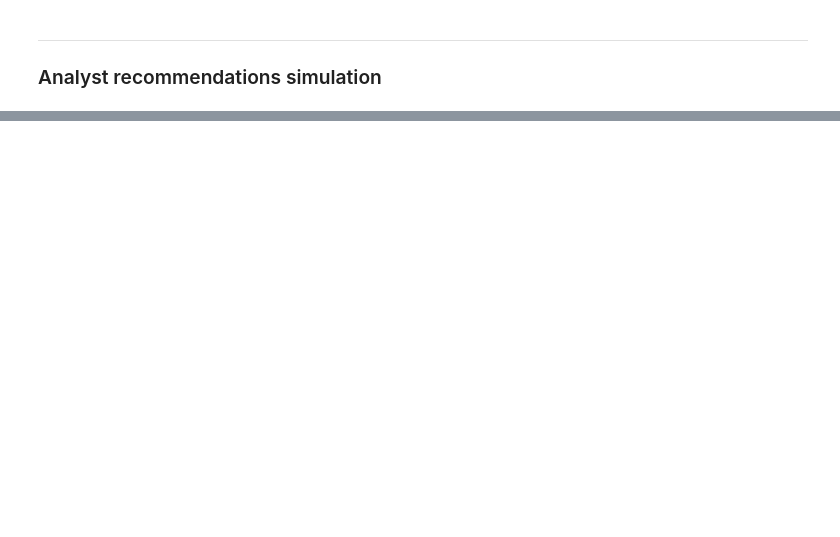
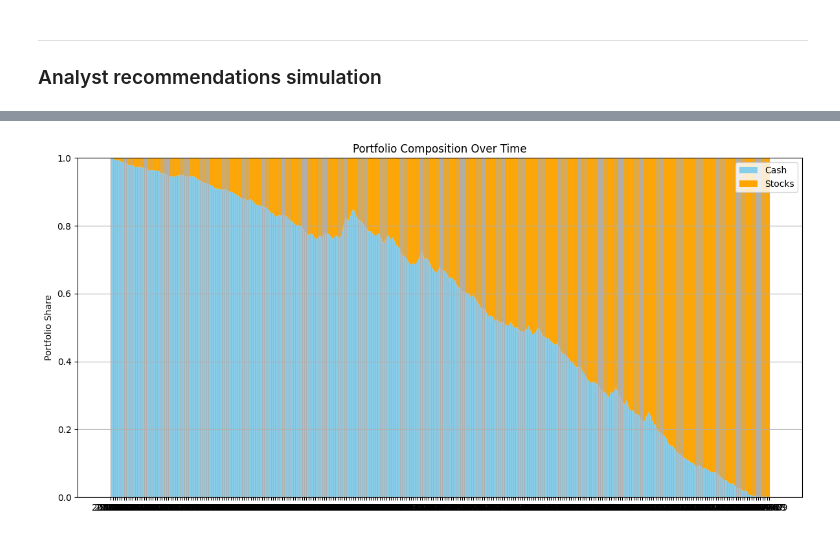
Before and after one commit to benherz/Masterarbeit, a Jupyter notebook: code/portfolio_simulation.ipynb, the cells around one changed output, grey strips where cells are left out. Saved outputs shown, nothing was run; the diff lists cells and outputs as text; code cells hidden in the pictures; blank space fills up the shorter version.

```diff
--- a/code/portfolio_simulation.ipynb
+++ b/code/portfolio_simulation.ipynb
@@ -232,2 +182,2 @@ Text(0.5, 0, 'Date')
 # %%
-analyst_sim.get_positions_over_time()
+analyst_positions = analyst_sim.get_positions_over_time()
@@ -248,0 +201,3 @@ analyst_sim.get_positions_over_time()
+# %%
+df = analyst_positions.reset_index(drop=False)
+df
@@ -281,0 +324,4 @@ analyst_sim.no_transactions
+# %%
+plot_pf_shares_over_time2(analyst_positions)
+# %% [output]
+[figure, added]
```
Also changed, not shown: parts of 27 cells of this notebook, 1 other file.
